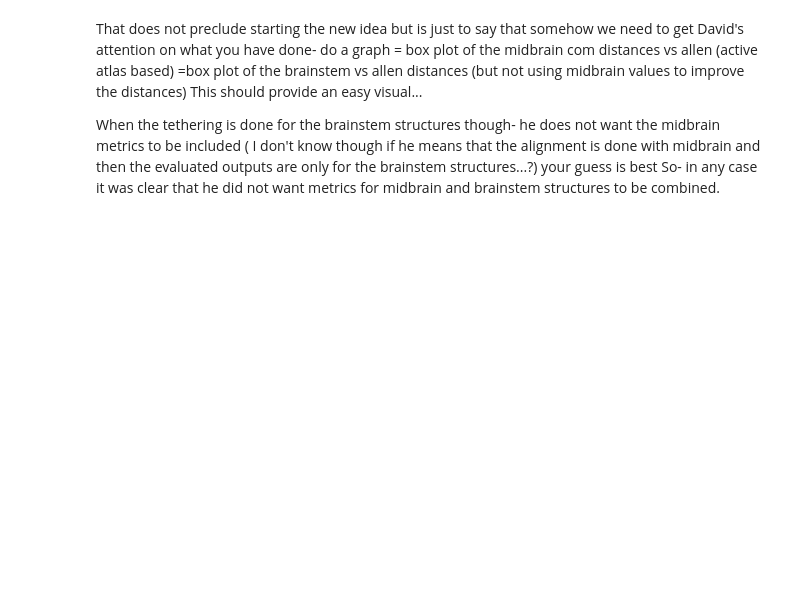
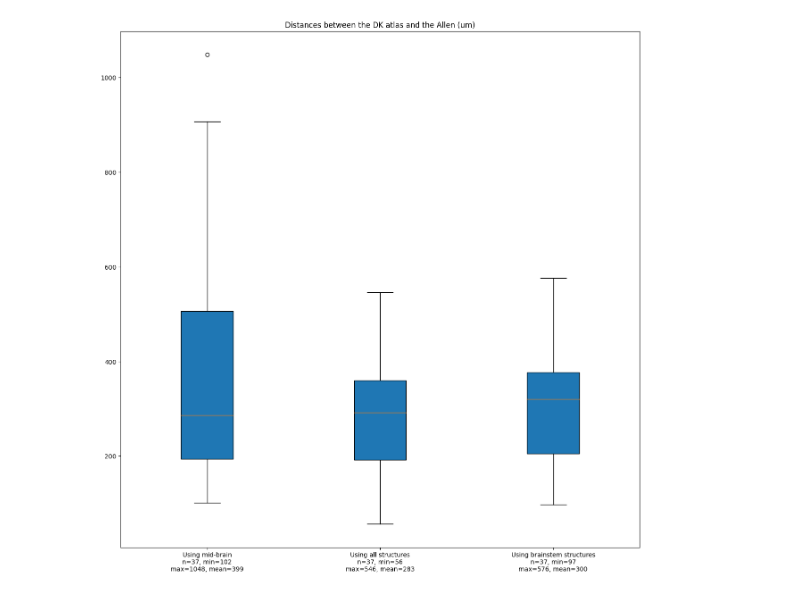
Before and after one commit to BrainSharer/pipeline, a Jupyter notebook: src/atlas/notebooks/allen.atlas.comparison.ipynb, the cells around one changed output. Saved outputs shown, nothing was run; the diff lists cells and outputs as text; code cells hidden in the pictures; blank space fills up the shorter version.

Commit message:
Updated the allen atlas comparisons

```diff
--- a/src/atlas/notebooks/allen.atlas.comparison.ipynb
+++ b/src/atlas/notebooks/allen.atlas.comparison.ipynb
@@ -7,32 +7,33 @@ import numpy as np
 # %%
 csvpath = '/net/birdstore/Active_Atlas_Data/data_root/atlas_data/atlasV8/csv'
 # %%
-df_midbrain_distance = pd.read_csv(os.path.join(csvpath, 'midbrain_distance.csv'))
-df_midbrain_allen = pd.read_csv(os.path.join(csvpath, 'midbrain_allen.csv'))
-df_midbrain_atlas = pd.read_csv(os.path.join(csvpath, 'midbrain_atlas.csv'))
+df_midbrain_distance = pd.read_csv(os.path.join(csvpath, 'using_midbrain_distance.csv'))
+df_midbrain_allen = pd.read_csv(os.path.join(csvpath, 'using_midbrain_allen.csv'))
+df_midbrain_atlas = pd.read_csv(os.path.join(csvpath, 'using_midbrain_atlas.csv'))
+# %%
+df_all_distance = pd.read_csv(os.path.join(csvpath, 'using_all_distance.csv'))
+df_all_allen = pd.read_csv(os.path.join(csvpath, 'using_all_allen.csv'))
+df_all_atlas = pd.read_csv(os.path.join(csvpath, 'using_all_atlas.csv'))
 # %%
-df_brainstem_distance = pd.read_csv(os.path.join(csvpath, 'brainstem_distance.csv'))
-df_brainstem_allen = pd.read_csv(os.path.join(csvpath, 'brainstem_allen.csv'))
-df_brainstem_atlas = pd.read_csv(os.path.join(csvpath, 'brainstem_atlas.csv'))
+df_brainstem_distance = pd.read_csv(os.path.join(csvpath, 'using_brainstem_distance.csv'))
+df_brainstem_allen = pd.read_csv(os.path.join(csvpath, 'using_brainstem_allen.csv'))
+df_brainstem_atlas = pd.read_csv(os.path.join(csvpath, 'using_brainstem_atlas.csv'))
-# %% [markdown]
- That does not preclude starting the new idea but is just to say that somehow we need to get David's attention on what you have done- do a graph
-= box plot of the midbrain com distances vs allen (active atlas based)
-=box plot of the brainstem vs allen distances (but not using midbrain values to improve the distances)
-This should provide an easy visual...
-
-
-When the tethering is done for the brainstem structures though- he does not want the midbrain metrics to be included ( I don't know though if he means that the alignment is done with midbrain and then the evaluated outputs are only for the brainstem structures...?) your guess is best
-So- in any case it was clear that he did not want metrics for midbrain and brainstem structures to be combined.
 # %%
 midbrain_distances = df_midbrain_distance.distance
+all_distances = df_all_distance.distance
 brainstem_distances = df_brainstem_distance.distance
-fig, ax = plt.subplots()
-columns = [midbrain_distances, brainstem_distances]
+fig, ax = plt.subplots(figsize=(15, 15))
+columns = [midbrain_distances, all_distances, brainstem_distances]
 ax.boxplot(columns, patch_artist=True)
-title1 = f"Midbrain distances\nn={len(midbrain_distances)}, min={round(min(midbrain_distances))}"
+ax.set_title("Distances between the DK atlas and the Allen (um)")
+title1 = f"Using mid-brain\nn={len(midbrain_distances)}, min={round(min(midbrain_distances))}"
 title1 += f"\nmax={round(max(midbrain_distances))}, mean={round(np.mean(midbrain_distances))}"
-title2 = f"Brain stem distances\nn={len(brainstem_distances)}, min={round(min(brainstem_distances))}"
-title2 += f"\nmax={round(max(brainstem_distances))}, mean={round(np.mean(brainstem_distances))}"
-plt.xticks([1,2], [title1, title2])
+title2 = f"Using all structures\nn={len(all_distances)}, min={round(min(all_distances))}"
+title2 += f"\nmax={round(max(all_distances))}, mean={round(np.mean(all_distances))}"
+title3 = f"Using brainstem structures\nn={len(brainstem_distances)}, min={round(min(brainstem_distances))}"
+title3 += f"\nmax={round(max(brainstem_distances))}, mean={round(np.mean(brainstem_distances))}"
+plt.xticks([1,2,3], [title1, title2, title3])
 plt.show()
+# %% [output]
+[figure, added]
 # %%
```
Also changed, not shown: parts of 12 cells of this notebook, 19 other files.
